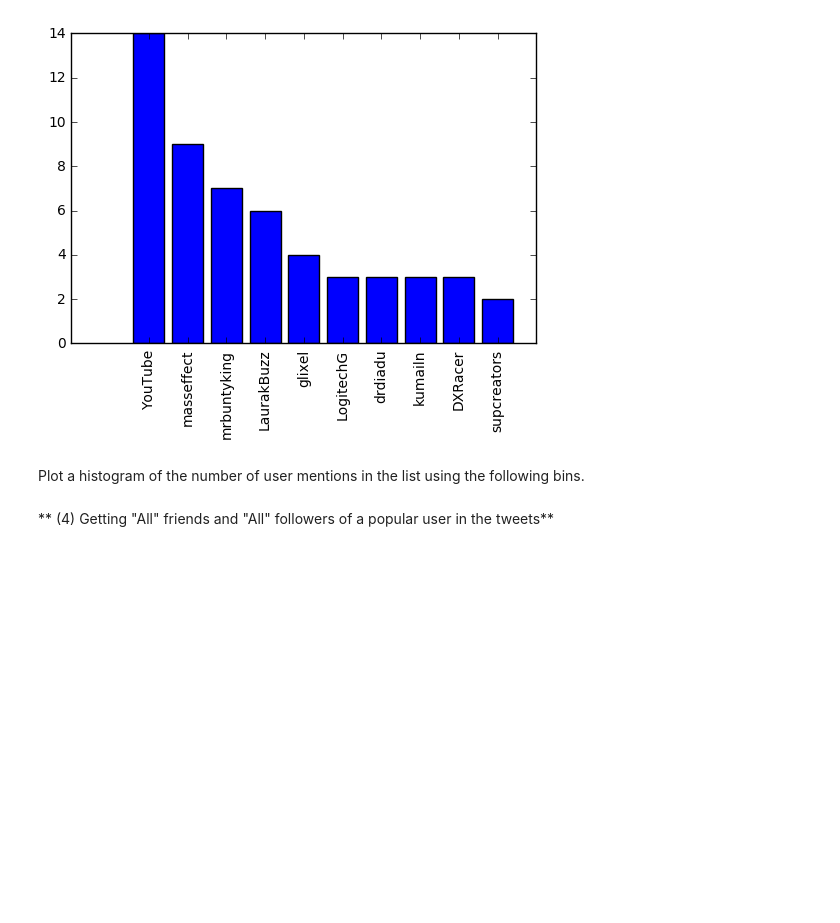
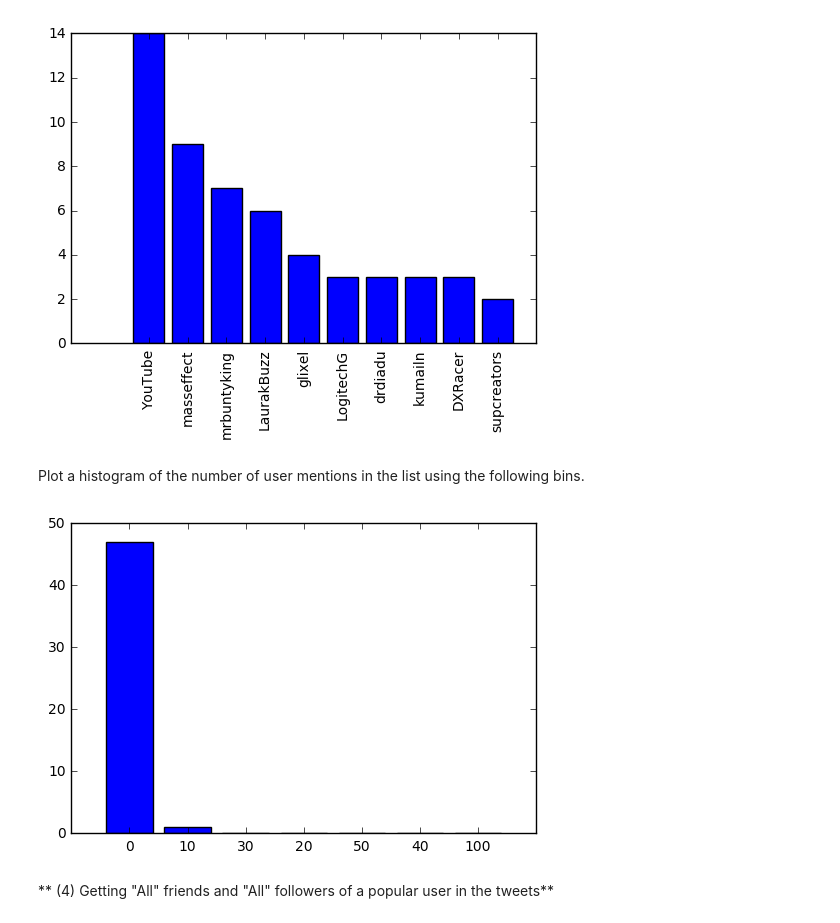
Before and after one commit to Shunderpooch/DS3001-Case-1, a Jupyter notebook: case1.ipynb, the cells around one changed output. Drawn from its saved outputs; the diff is of its cells as text; code cells hidden in the pictures; blank space fills up the shorter version.

Commit message:
Added histogram of user mention counts.

```diff
--- a/case1.ipynb
+++ b/case1.ipynb
@@ -284,3 +278,32 @@ bins=[0, 10, 20, 30, 40, 50, 100]
+# %%
+bins=[0, 10, 20, 30, 40, 50, 100]
+
+bins_dict = dict()
+
+# Initialize bins
+for bin in bins:
+    bins_dict[bin] = 0
+
+# Put values in bins
+for user in sorted_mentioned_users:
+    count = user[1]
+    bin_count = (count / 10) * 10
+
+    bins_dict[bin_count] += 1
+
+# Sort bins
+sorted_bins = list(reversed(sorted(bins_dict.items(), key=operator.itemgetter(1))))
+
+# Graph histogram
+bin_ids = [bin[0] for bin in sorted_bins]
+bin_vals = [bin[1] for bin in sorted_bins]
+
+bins_len = range(len(bin_ids))
+plt.bar(bins_len, bin_vals, align='center')
+locs, labels = plt.xticks(bins_len, bin_ids)
+plt.show()
+# %% [output]
+[figure, added]
 # %% [markdown]
 
  ** (4) Getting "All" friends and "All" followers of a popular user in the tweets**
```
Also changed, not shown: parts of 1 cell of this notebook.
